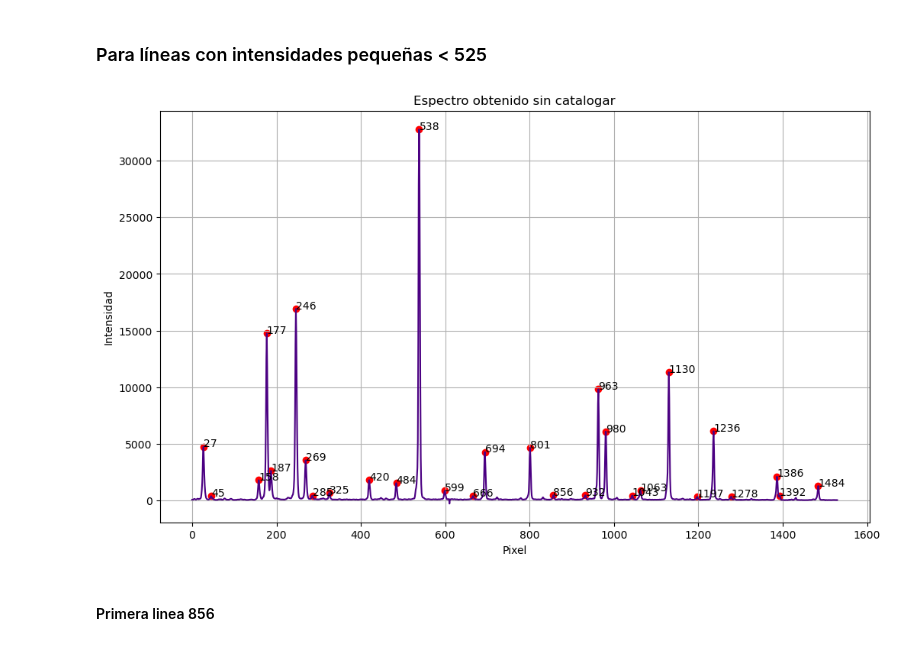
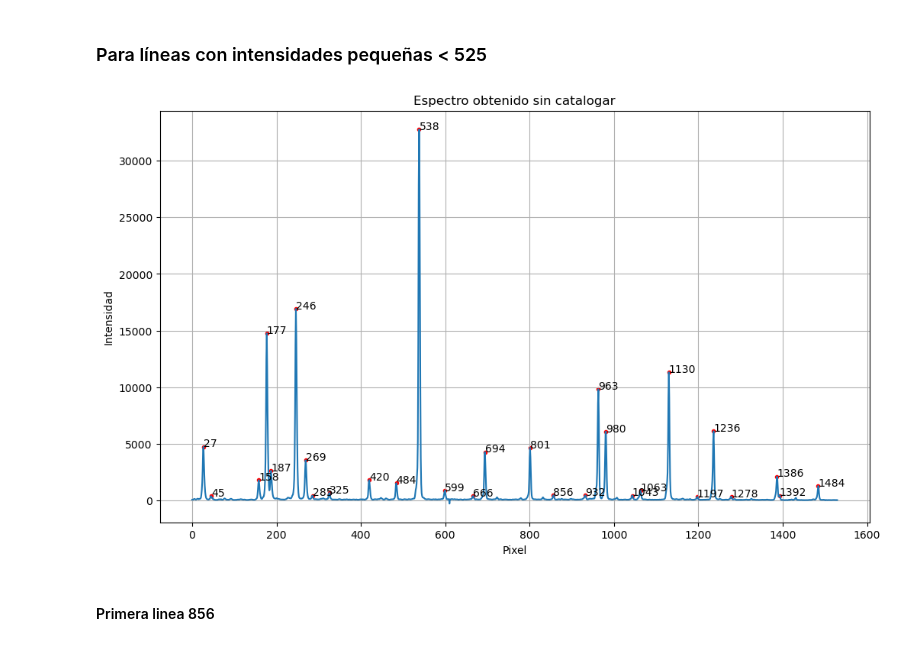
Before and after one commit to ccuellarn/Torium-Operation, a Jupyter notebook: Data/Th 6200/Analisis_6200.ipynb, the cells around one changed output. Drawn from its saved outputs; the diff is of its cells as text; code cells hidden in the pictures.

```diff
--- a/Data/Th 6200/Analisis_6200.ipynb
+++ b/Data/Th 6200/Analisis_6200.ipynb
@@ -156,23 +158,22 @@ for i, label in enumerate(anotaciones):
 # %% [output]
 [figure]
 # %%
-#Lista de pixeles que podrian ser de ordenes diferentes
-PixSus_1 = [158,187,325,963,1063]
+#Lista de pixeles que se descartan al no estar en el espectro
+Pixnon_1 = [158,187,325,963,1063]
 
-#Se obtiene el espectro limpio
-marker_x,marker_y, index_x,index_y,anotaciones = DataCatalogue(PixSus_1,marker_x,marker_y, index_x,index_y,anotaciones)
+#Se obtiene el espectro limpio sin los píxeles diferentes
+marker_xl,marker_yl, index_xl,index_yl,anotacionesl = DataCatalogue(Pixnon_1,marker_x,marker_y, index_x,index_y,anotaciones)
 
-#Grafica
+#Grafica del espectro sin las líneas que no pertenecen
 fig2, ax2 = plt.subplots(1,1, figsize=(12,7))
 ax2.plot(pixel,intensidad)
-ax2.scatter(marker_x,marker_y,marker='.',color = 'red')
+ax2.scatter(marker_xl,marker_yl,marker='.',color = 'red')
 ax2.set_title('Espectro obtenido catalogado')
 ax2.set_xlabel('Pixel')
 ax2.set_ylabel('Intensidad')
 ax2.grid()
-for i, label in enumerate(anotaciones):
-    plt.annotate(label, (marker_x[i] + 0.1, marker_y[i]))
-#fig2.savefig('th 6200 orden 2 espectro tratado.jpg')
+for i, label in enumerate(anotacionesl):
+    plt.annotate(label, (marker_xl[i] + 0.1, marker_yl[i]))
 # %% [output]
 [figure]
 # %%
@@ -199,18 +209,17 @@ DataFit_1
 # %% [markdown]
 ### Para líneas con intensidades pequeñas < 525
 # %%
-pixel_,intensidad_,marker_x_,marker_y_, index_x_,index_y_,anotaciones_ = DataProcess(r"C:\Users\clauw\Documents\Programming\Torium-Operation\Data\Th 6200\th 6200 orden 2 spec.txt",275,18)
+pixel,intensidad,marker_x_,marker_y_, index_x_,index_y_,anotaciones_ = DataProcess(r"C:\Users\clauw\Documents\Programming\Torium-Operation\Data\Th 6200\th 6200 orden 2 spec.txt",275,18)
 
-#Grafica
-fig1_, ax1_ = plt.subplots(1,1, figsize=(12,7))
-ax1_.plot(pixel_,intensidad_,color='indigo')
-ax1_.scatter(marker_x_,marker_y_,marker='o',color = 'red')
-ax1_.set_title('Espectro obtenido sin catalogar')
-ax1_.set_xlabel('Pixel')
-ax1_.set_ylabel('Intensidad')
-ax1_.grid()
+#Grafica para ver el espectro completo y cuadrar hasta qué intensidad mirar
+fig1, ax1 = plt.subplots(1,1, figsize=(12,7))
+ax1.plot(pixel,intensidad)
+ax1.scatter(marker_x_,marker_y_,marker='.',color = 'red')
+ax1.set_title('Espectro obtenido sin catalogar')
+ax1.set_xlabel('Pixel')
+ax1.set_ylabel('Intensidad')
+ax1.grid()
 for i, label in enumerate(anotaciones_):
     plt.annotate(label, (marker_x_[i] + 0.1, marker_y_[i]))
-#fig1_.savefig('th 6200 orden 2 espectro tratado.pdf')
 # %% [output]
-[figure, old version]
+[figure, new version]
```
Also changed, not shown: parts of 13 cells of this notebook, 10 other files.
